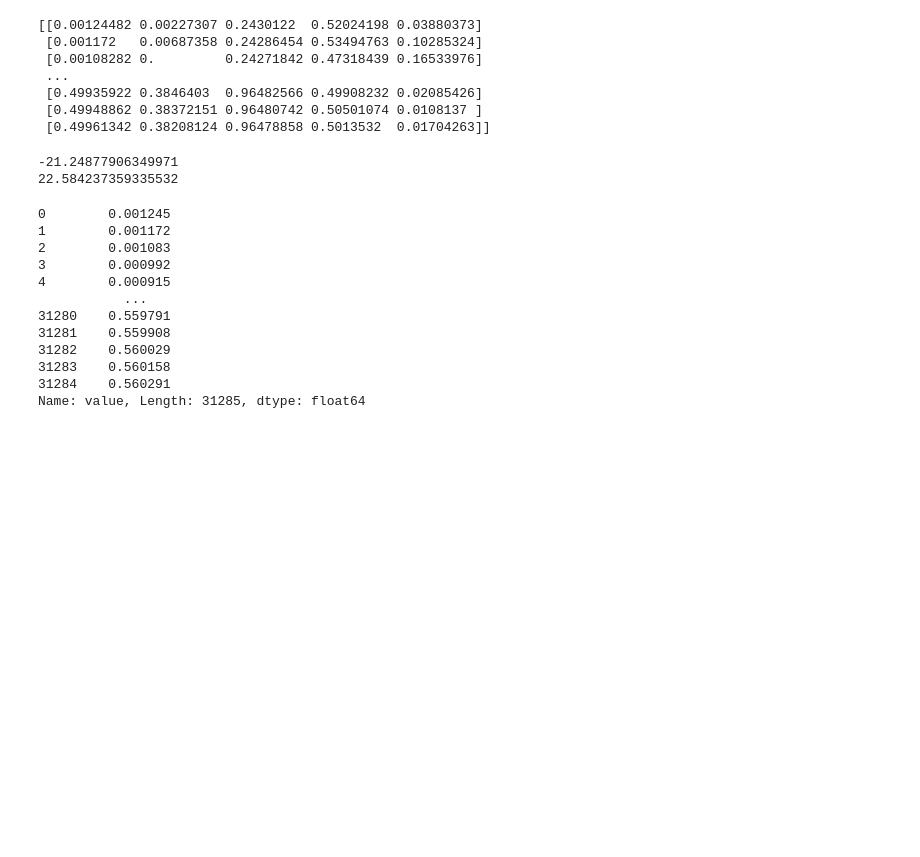
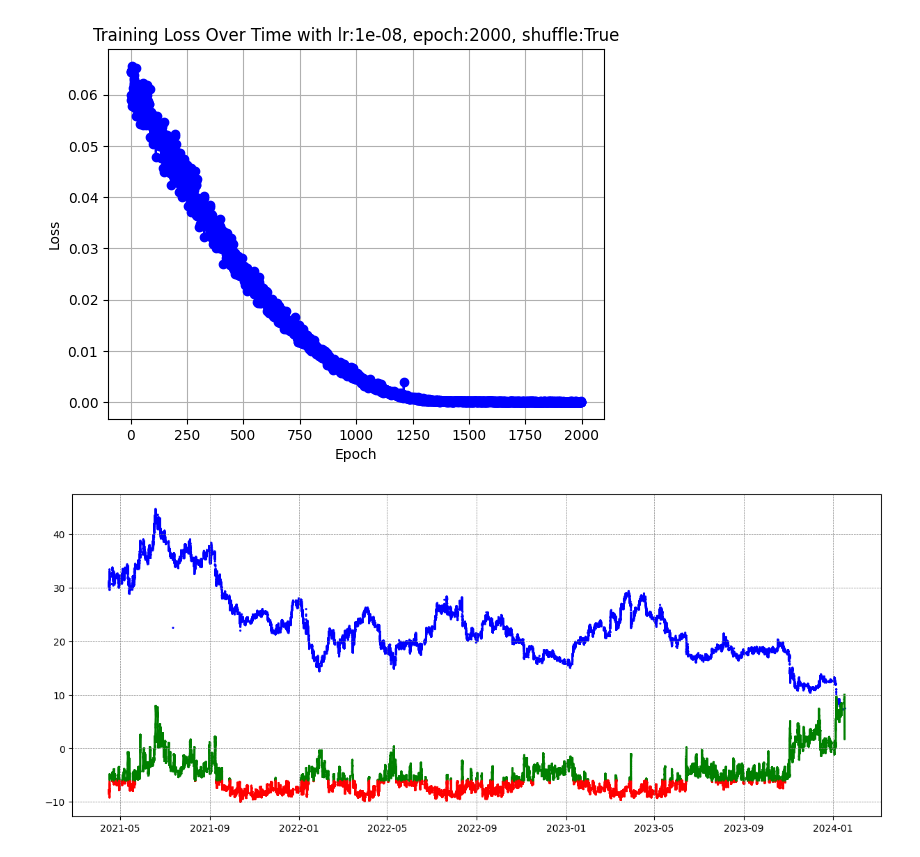
Before and after one commit to dmutascio/enigmaTrainer, a Jupyter notebook: enigmaTrainer.ipynb, the cells around one changed output. Drawn from its saved outputs; the diff is of its cells as text; code cells hidden in the pictures; blank space fills up the shorter version.

```diff
--- a/enigmaTrainer.ipynb
+++ b/enigmaTrainer.ipynb
@@ -243,0 +229,7 @@ def create_signals(stocks):
+# %%
+def min_max_scaling(data):
+    min_val = np.min(data['value'])
+    max_val = np.max(data['value'])
+    scaled_data = (data['value'] - min_val) / (max_val - min_val)
+    scaled=pd.concat([data['timestamp'], scaled_data], axis=1)
+    return scaled
@@ -244,8 +252,22 @@ def create_signals(stocks):
 # %%
-def main(symbols, queryParams, pathParam, indicator_config):
+def main(symbols, queryParams, pathParam, indicator_config, signal_memory):
+    cutin = 51
+    cutoff = 1
     stock_bars = stock_data(symbols, pathParam, queryParams)
     indicators = create_indicators(stock_bars, indicator_config)
-    signals = create_signals(stock_bars)
-    return indicators, signals
+    features, features_scaled = create_features(indicators, cutin, cutoff)
+    signals = create_signals(stock_bars, signal_memory, cutin, cutoff)
+    #cutoff features and signals
+    data = {}
+    for symbol in symbols:
+        data[symbol] = {
+            'bars': stock_bars[symbol].iloc[cutin:-cutoff].reset_index(drop=True),
+            'indicators': indicators[symbol],
+            'features': features[symbol],
+            'features_scaled': features_scaled[symbol],
+            'signals': signals[symbol]
+
+        }
+    return data
 # %%
 #init config and get stock price data
@@ -286,15 +322,0 @@ indicators, signals = main(symbols, queryParams, pathParam, indicator_config)
-# %%
-# Clean and format data
-features = {}
-outputs = {}
-cutin = 7999
-cutoff = 1
-for symbol in symbols:
-    feature = []
-    output = []
-    for indicator, value in indicators.items():
-        feature.append(value['values'][symbol]['value'].iloc[cutin:-cutoff].reset_index(drop=True))
-    features[symbol]=feature
-    symbol_signal = signals[symbol]['value'].iloc[cutin:-cutoff].reset_index(drop=True)
-    #outputs[symbol]=  (2 * (symbol_signal - np.min(symbol_signal)) / (np.max(symbol_signal) - np.min(symbol_signal))) - 1
-    outputs[symbol] = symbol_signal
@@ -454,10 +459,0 @@ print(train_loader)
-# %%
-print(feature_train)
-# %% [output]
-[[0.00124482 0.00227307 0.2430122  0.52024198 0.03880373]
- [0.001172   0.00687358 0.24286454 0.53494763 0.10285324]
- [0.00108282 0.         0.24271842 0.47318439 0.16533976]
- ...
- [0.49935922 0.3846403  0.96482566 0.49908232 0.02085426]
- [0.49948862 0.38372151 0.96480742 0.50501074 0.0108137 ]
- [0.49961342 0.38208124 0.96478858 0.5013532  0.01704263]]
@@ -466,17 +459,0 @@ print(features['AAPL'][0])
-# %%
-min_max_scaling(features['TSLA'][0])
-# %% [output]
--21.24877906349971
-22.584237359335532
-0        0.001245
-1        0.001172
-2        0.001083
-3        0.000992
-4        0.000915
-           ...
-31280    0.559791
-31281    0.559908
-31282    0.560029
-31283    0.560158
-31284    0.560291
-Name: value, Length: 31285, dtype: float64
@@ -482,0 +512,5 @@ Name: value, Length: 31285, dtype: float64
+# %%
+model, training_loss = create_model(data=data['AGL'], lr=.00000001, epoch_length=2000, shuffle_bool=True)
+# %% [output]
+[figure, added]
+[figure, added]
```
Also changed, not shown: parts of 31 cells of this notebook.
